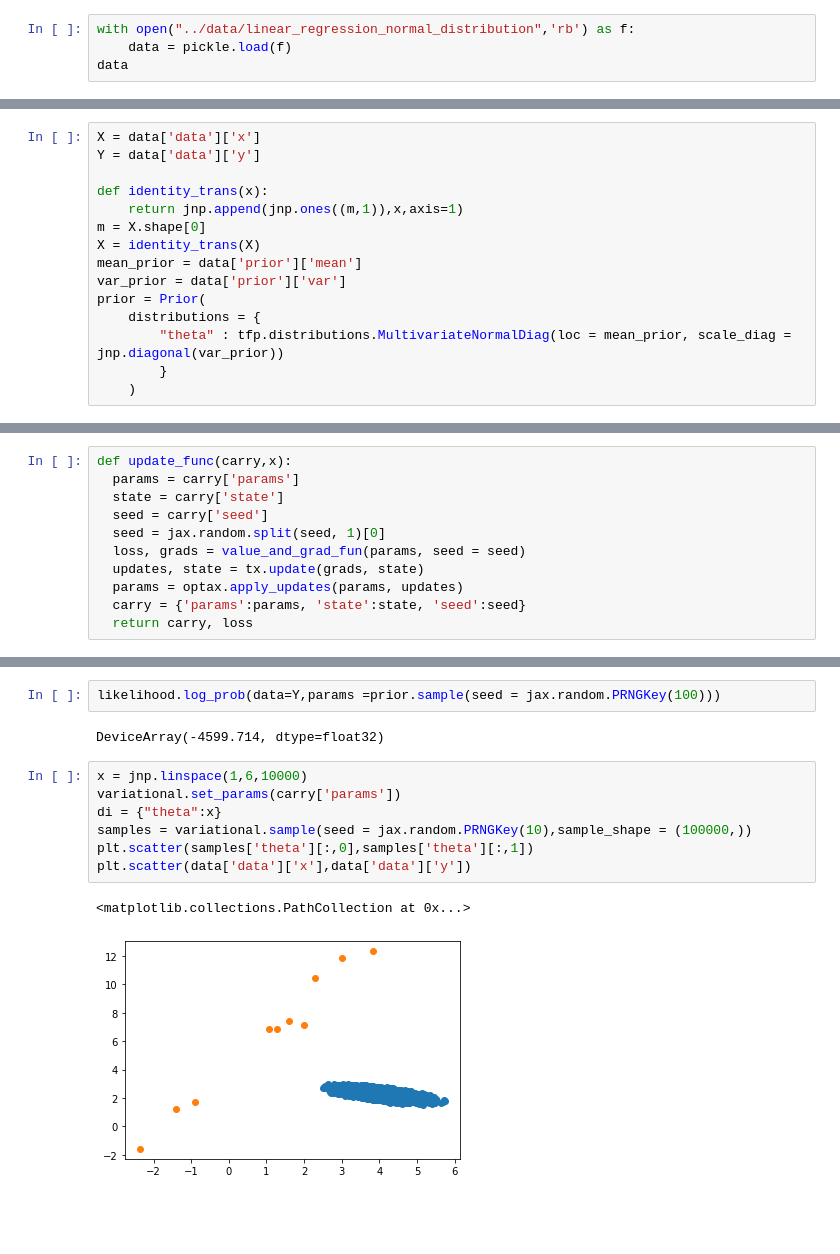
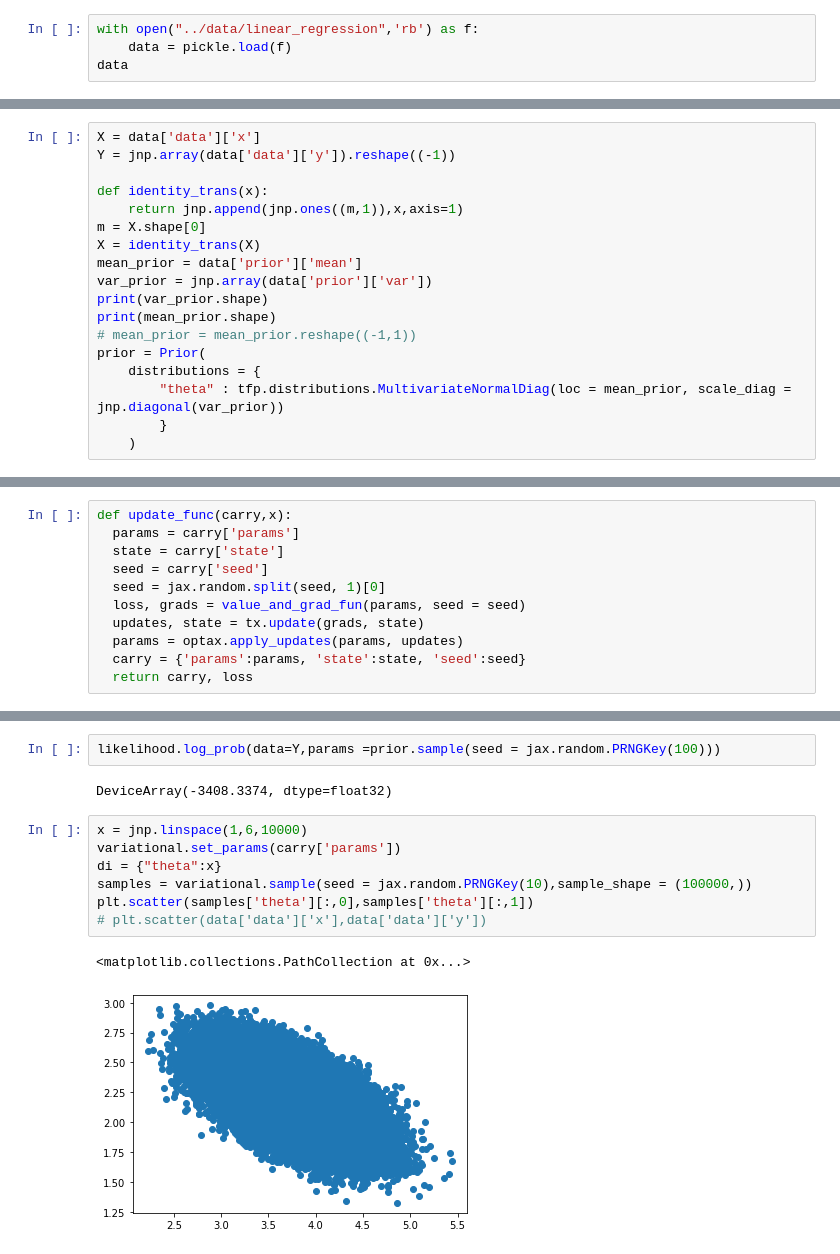
Before and after one commit to AnandShegde/pml_baselines, a Jupyter notebook: ajax/linear_regression_ajax.ipynb, the cells around one changed output, grey strips where cells are left out. Cells and saved outputs as stored; diff of their text form; blank space fills up the shorter version.

Commit message:
created combined results for linear regression

```diff
--- a/ajax/linear_regression_ajax.ipynb
+++ b/ajax/linear_regression_ajax.ipynb
@@ -38,5 +40,5 @@ import seaborn as sns
 # %%
-with open("../data/linear_regression_normal_distribution",'rb') as f:
+with open("../data/linear_regression",'rb') as f:
     data = pickle.load(f)
 data
 # %% [output]
@@ -59,14 +61,17 @@ data
          [ 0., 10.]], dtype=float32)}}
 # %%
 X = data['data']['x']
-Y = data['data']['y']
+Y = jnp.array(data['data']['y']).reshape((-1))
 
 def identity_trans(x):
     return jnp.append(jnp.ones((m,1)),x,axis=1)
 m = X.shape[0]
 X = identity_trans(X)
 mean_prior = data['prior']['mean']
-var_prior = data['prior']['var']
+var_prior = jnp.array(data['prior']['var'])
+print(var_prior.shape)
+print(mean_prior.shape)
+# mean_prior = mean_prior.reshape((-1,1))
 prior = Prior(
     distributions = {
         "theta" : tfp.distributions.MultivariateNormalDiag(loc = mean_prior, scale_diag = jnp.diagonal(var_prior))
@@ -133,14 +125,14 @@ DeviceArray([724.18286 , 258.6554  , 493.9683  , 101.28939 , 294.82098 ,
 # %%
 likelihood.log_prob(data=Y,params =prior.sample(seed = jax.random.PRNGKey(100)))
 # %% [output]
-DeviceArray(-4599.714, dtype=float32)
+DeviceArray(-3408.3374, dtype=float32)
 # %%
 x = jnp.linspace(1,6,10000)
 variational.set_params(carry['params'])
 di = {"theta":x}
 samples = variational.sample(seed = jax.random.PRNGKey(10),sample_shape = (100000,))
 plt.scatter(samples['theta'][:,0],samples['theta'][:,1])
-plt.scatter(data['data']['x'],data['data']['y'])
+# plt.scatter(data['data']['x'],data['data']['y'])
 # %% [output]
 <matplotlib.collections.PathCollection at 0x...>
-[figure, old version]
+[figure, new version]
```
Also changed, not shown: parts of 11 cells of this notebook, 4 other files.
